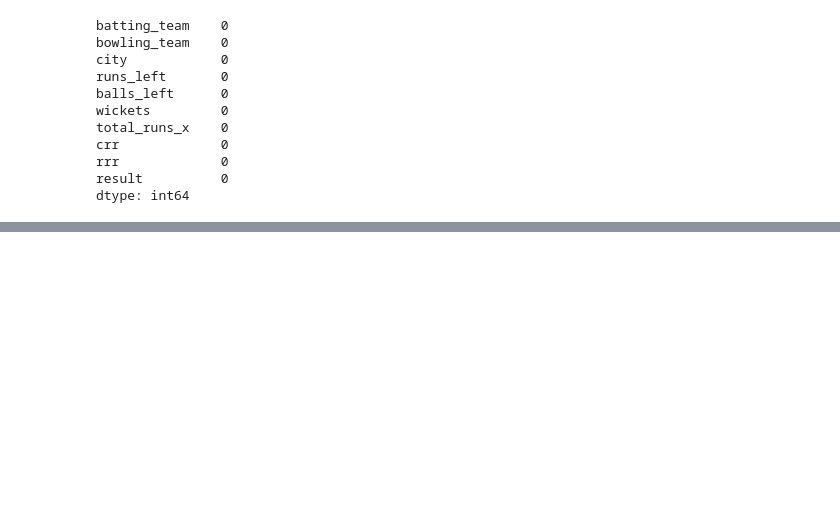
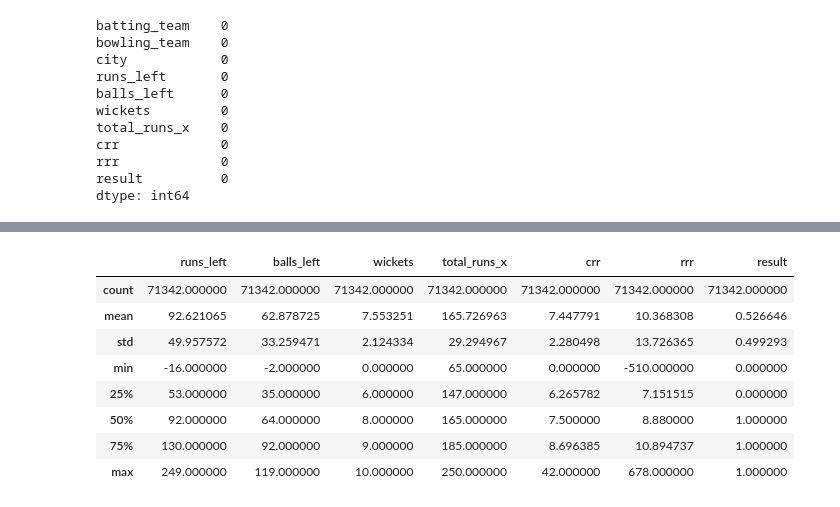
Before and after one commit to abhaygzb15/IPL-Win-Probability-Predictor, a Jupyter notebook: IPL Win Predictor.ipynb, the cells around one changed output, grey strips where cells are left out. Cells and saved outputs as stored; diff of their text form; code cells hidden in the pictures; blank space fills up the shorter version.

```diff
--- a/IPL Win Predictor.ipynb
+++ b/IPL Win Predictor.ipynb
@@ -485,3 +499,15 @@ dtype: int64
+# %%
+final_df.describe()
+# %% [output]
+|  | runs_left | balls_left | wickets | total_runs_x | crr | rrr | result |
+| count | 71342.000000 | 71342.000000 | 71342.000000 | 71342.000000 | 71342.000000 | 71342.000000 | 71342.000000 |
+| mean | 92.621065 | 62.878725 | 7.553251 | 165.726963 | 7.447791 | 10.368308 | 0.526646 |
+| std | 49.957572 | 33.259471 | 2.124334 | 29.294967 | 2.280498 | 13.726365 | 0.499293 |
+| min | -16.000000 | -2.000000 | 0.000000 | 65.000000 | 0.000000 | -510.000000 | 0.000000 |
+| 25% | 53.000000 | 35.000000 | 6.000000 | 147.000000 | 6.265782 | 7.151515 | 0.000000 |
+| 50% | 92.000000 | 64.000000 | 8.000000 | 165.000000 | 7.500000 | 8.880000 | 1.000000 |
+| 75% | 130.000000 | 92.000000 | 9.000000 | 185.000000 | 8.696385 | 10.894737 | 1.000000 |
+| max | 249.000000 | 119.000000 | 10.000000 | 250.000000 | 42.000000 | 678.000000 | 1.000000 |
 # %%
 final_df=final_df.sample(final_df.shape[0])
 # %%
```
Also changed, not shown: parts of 8 cells of this notebook.
